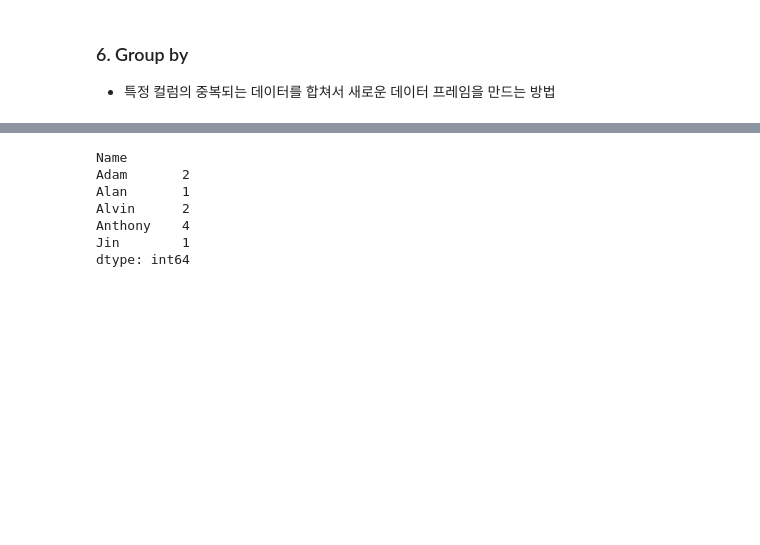
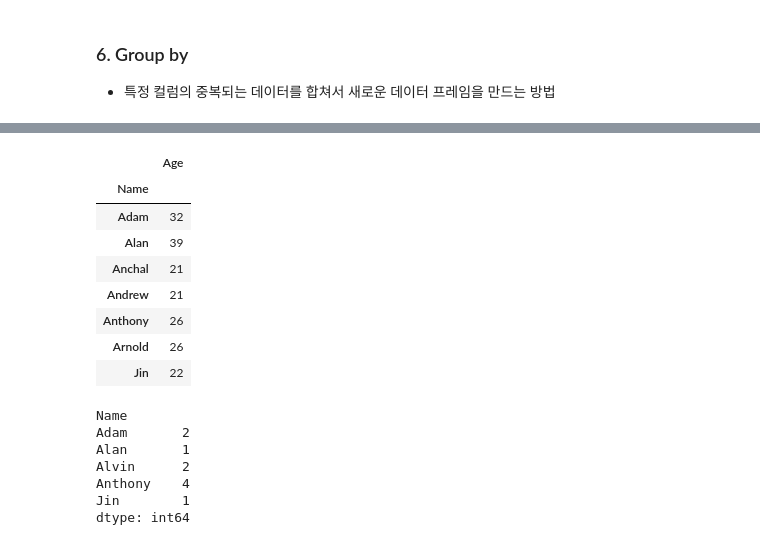
Before and after one commit to saanghyuk/0B-python, a Jupyter notebook: code/02_numpy_pandas/03_pandas_1.ipynb, the cells around one changed output, grey strips where cells are left out. Cells and saved outputs as stored; diff of their text form; code cells hidden in the pictures; blank space fills up the shorter version.

```diff
--- a/code/02_numpy_pandas/03_pandas_1.ipynb
+++ b/code/02_numpy_pandas/03_pandas_1.ipynb
@@ -500,3 +539,15 @@ df
+# %%
+df.groupby('Name').min()
+# %% [output]
+|  | Age |
+| Name |  |
+| Adam | 32 |
+| Alan | 39 |
+| Anchal | 21 |
+| Andrew | 21 |
+| Anthony | 26 |
+| Arnold | 26 |
+| Jin | 22 |
 # %%
 # size
 df.groupby('Name').size()
```
Also changed, not shown: parts of 14 cells of this notebook, 1 other file.
